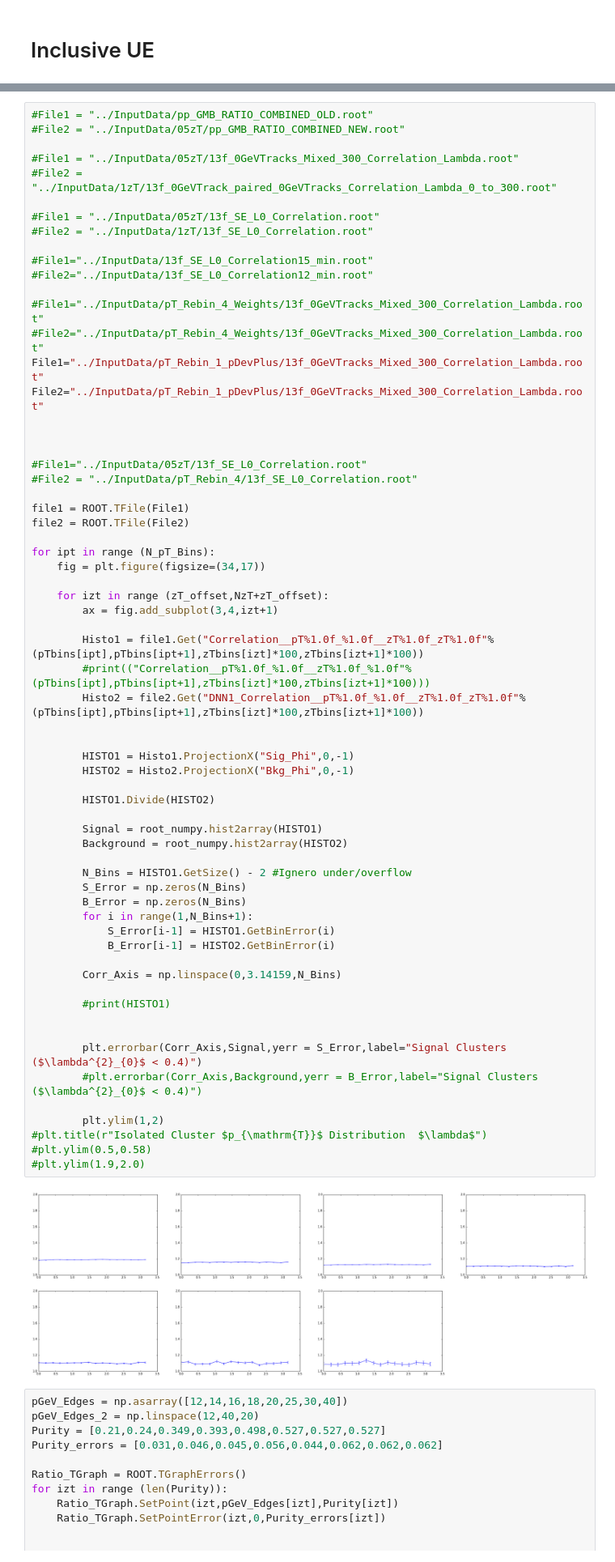
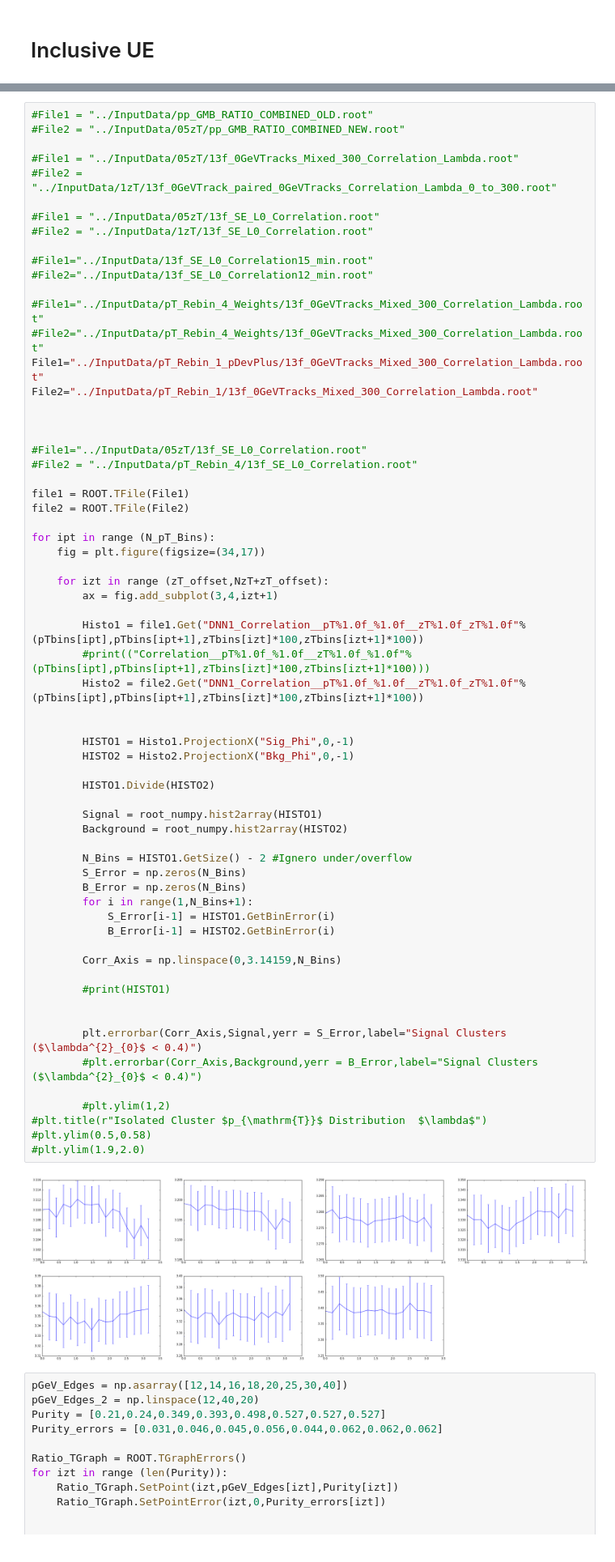
Before and after one commit to ftoralesacosta/GH_Correlations, a Jupyter notebook: Analysis_Notebooks/Projections_Pairs.ipynb, the cells around one changed output, grey strips where cells are left out. Shown at 81% size. Cells and saved outputs as stored; diff of their text form.

Commit message:
fixed chi2 plotting

```diff
--- a/Analysis_Notebooks/Projections_Pairs.ipynb
+++ b/Analysis_Notebooks/Projections_Pairs.ipynb
@@ -54,7 +58,7 @@ H_Purities_pT12_40
 #File1="../InputData/pT_Rebin_4_Weights/13f_0GeVTracks_Mixed_300_Correlation_Lambda.root"
 #File2="../InputData/pT_Rebin_4_Weights/13f_0GeVTracks_Mixed_300_Correlation_Lambda.root"
 File1="../InputData/pT_Rebin_1_pDevPlus/13f_0GeVTracks_Mixed_300_Correlation_Lambda.root"
-File2="../InputData/pT_Rebin_1_pDevPlus/13f_0GeVTracks_Mixed_300_Correlation_Lambda.root"
+File2="../InputData/pT_Rebin_1/13f_0GeVTracks_Mixed_300_Correlation_Lambda.root"
 
 
 
@@ -70,40 +74,40 @@ for ipt in range (N_pT_Bins):
     for izt in range (zT_offset,NzT+zT_offset):
         ax = fig.add_subplot(3,4,izt+1)
 
-        Histo1 = file1.Get("Correlation__pT%1.0f_%1.0f__zT%1.0f_zT%1.0f"%(pTbins[ipt],pTbins[ipt+1],zTbins[izt]*100,zTbins[izt+1]*100))
+        Histo1 = file1.Get("DNN1_Correlation__pT%1.0f_%1.0f__zT%1.0f_zT%1.0f"%(pTbins[ipt],pTbins[ipt+1],zTbins[izt]*100,zTbins[izt+1]*100))
         #print(("Correlation__pT%1.0f_%1.0f__zT%1.0f_%1.0f"%(pTbins[ipt],pTbins[ipt+1],zTbins[izt]*100,zTbins[izt+1]*100)))
         Histo2 = file2.Get("DNN1_Correlation__pT%1.0f_%1.0f__zT%1.0f_zT%1.0f"%(pTbins[ipt],pTbins[ipt+1],zTbins[izt]*100,zTbins[izt+1]*100))
 
 
         HISTO1 = Histo1.ProjectionX("Sig_Phi",0,-1)
         HISTO2 = Histo2.ProjectionX("Bkg_Phi",0,-1)
 
         HISTO1.Divide(HISTO2)
 
         Signal = root_numpy.hist2array(HISTO1)
         Background = root_numpy.hist2array(HISTO2)
 
         N_Bins = HISTO1.GetSize() - 2 #Ignero under/overflow
         S_Error = np.zeros(N_Bins)
         B_Error = np.zeros(N_Bins)
         for i in range(1,N_Bins+1):
             S_Error[i-1] = HISTO1.GetBinError(i)
             B_Error[i-1] = HISTO2.GetBinError(i)
 
         Corr_Axis = np.linspace(0,3.14159,N_Bins)
 
         #print(HISTO1)
 
 
         plt.errorbar(Corr_Axis,Signal,yerr = S_Error,label="Signal Clusters ($\lambda^{2}_{0}$ < 0.4)")
         #plt.errorbar(Corr_Axis,Background,yerr = B_Error,label="Signal Clusters ($\lambda^{2}_{0}$ < 0.4)")
 
-        plt.ylim(1,2)
+        #plt.ylim(1,2)
 #plt.title(r"Isolated Cluster $p_{\mathrm{T}}$ Distribution  $\lambda$")
 #plt.ylim(0.5,0.58)
 #plt.ylim(1.9,2.0)
 # %% [output]
-[figure, old version]
+[figure, new version]
 # %%
 pGeV_Edges = np.asarray([12,14,16,18,20,25,30,40])
 pGeV_Edges_2 = np.linspace(12,40,20)
```
Also changed, not shown: parts of 2 cells of this notebook, 41 other files.
